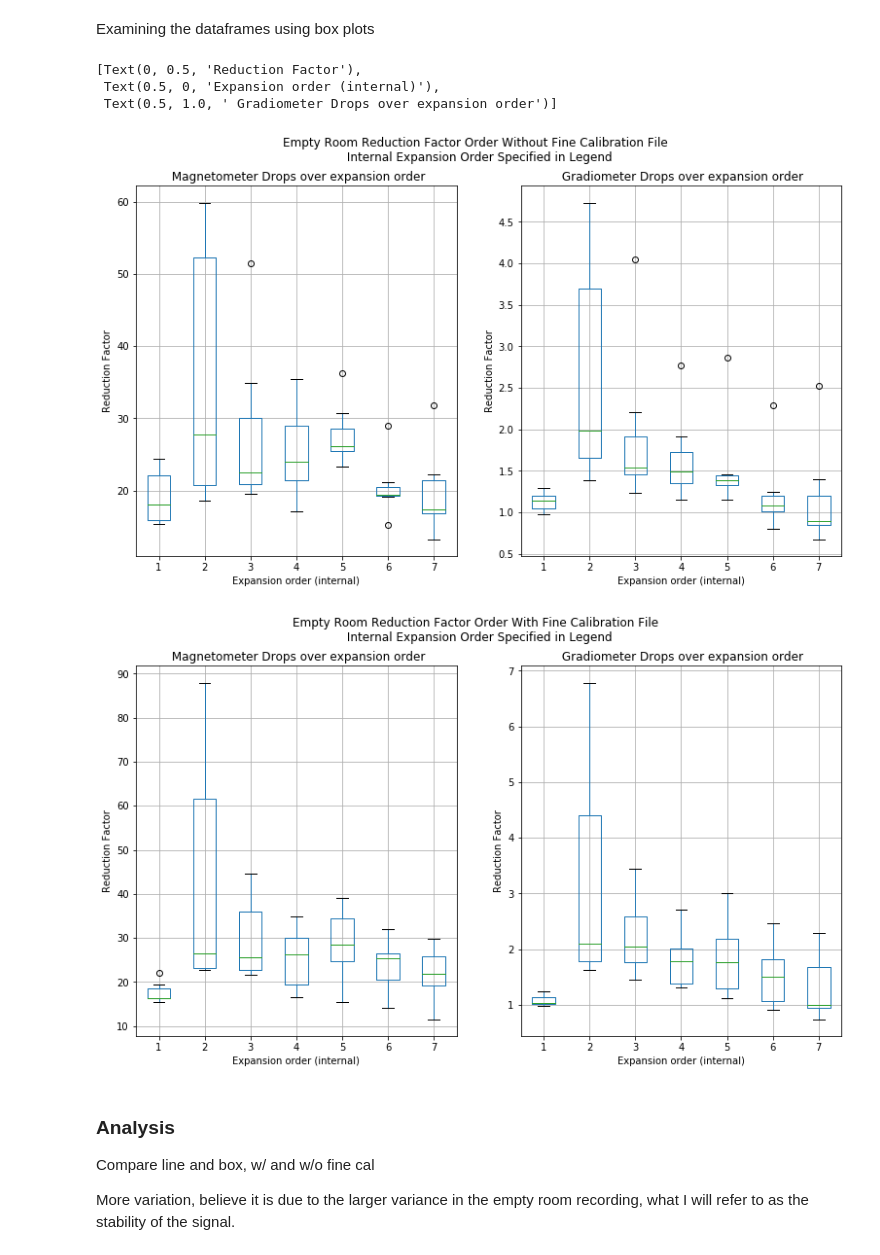
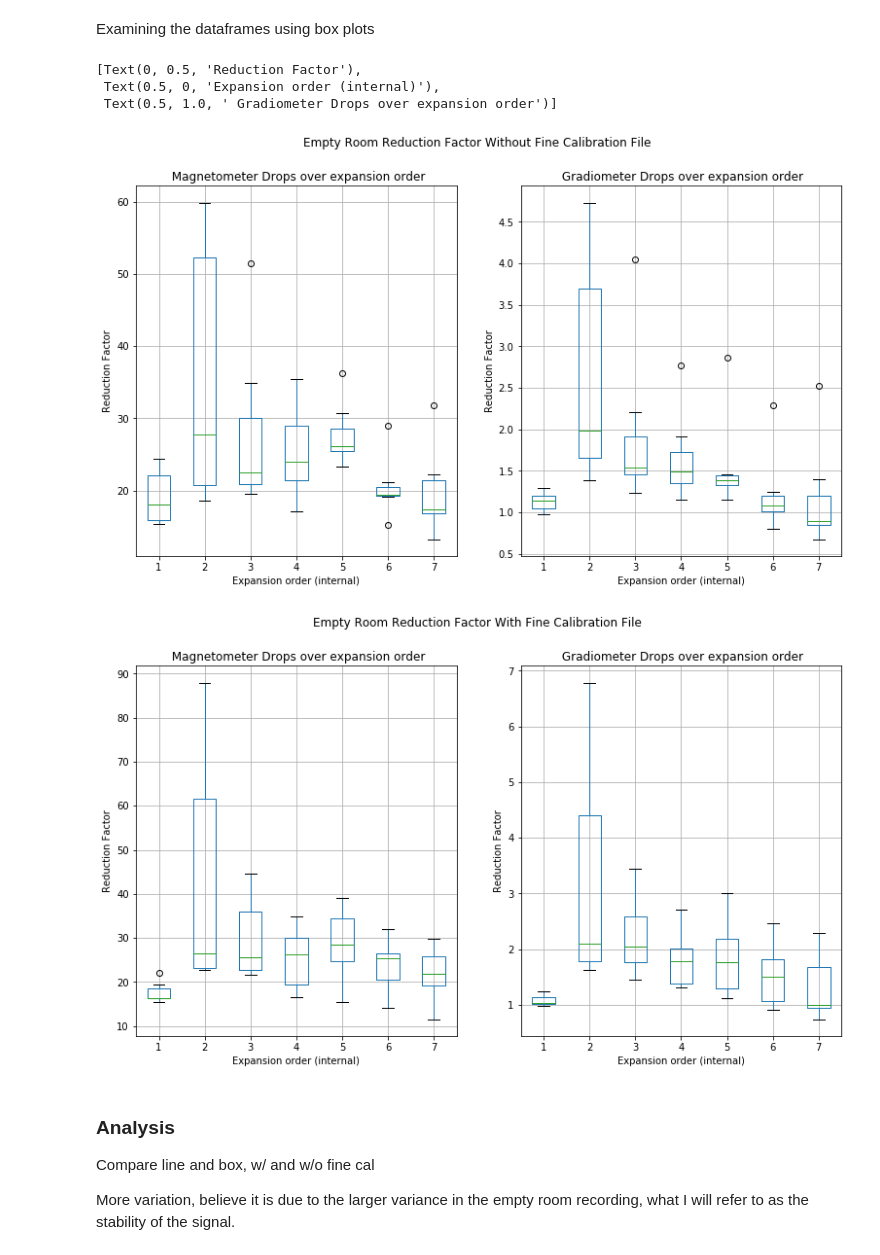
Before and after one commit to pyollin/I-Labs-Research, a Jupyter notebook: Summer Report.ipynb, the cells around one changed output. Cells and saved outputs as stored; diff of their text form; code cells hidden in the pictures.

```diff
--- a/Summer Report.ipynb
+++ b/Summer Report.ipynb
@@ -290,8 +290,7 @@ Examining the dataframes using box plots
 # %%
 fig, ax = plt.subplots(1, 2, figsize=(13, 7))
 
-fig.suptitle('Empty Room Reduction Factor Order Without Fine Calibration File \n '
-             'Internal Expansion Order Specified in Legend')
+fig.suptitle('Empty Room Reduction Factor Without Fine Calibration File')
 
 drop_erm['mdf'].plot(
     ax=ax[0],
@@ -306,37 +305,36 @@ drop_erm['gdf'].plot(
 ax[0].set(title=' Magnetometer Drops over expansion order',
        xlabel='Expansion order (internal)',
        ylabel='Reduction Factor')
 ax[1].set(title=' Gradiometer Drops over expansion order',
        xlabel='Expansion order (internal)',
        ylabel='Reduction Factor')
 
 fig, ax = plt.subplots(1, 2, figsize=(13, 7))
 
-fig.suptitle('Empty Room Reduction Factor Order With Fine Calibration File \n '
-             'Internal Expansion Order Specified in Legend')
+fig.suptitle('Empty Room Reduction Factor With Fine Calibration File')
 
 drop_erm['mcdf'].plot(
     ax=ax[0],
     kind='box',
     grid=True,
 )
 drop_erm['gcdf'].plot(
     ax=ax[1],
     kind='box',
     grid=True,
 )
 ax[0].set(title=' Magnetometer Drops over expansion order',
        xlabel='Expansion order (internal)',
        ylabel='Reduction Factor')
 ax[1].set(title=' Gradiometer Drops over expansion order',
        xlabel='Expansion order (internal)',
        ylabel='Reduction Factor')
 # %% [output]
 [Text(0, 0.5, 'Reduction Factor'),
  Text(0.5, 0, 'Expansion order (internal)'),
  Text(0.5, 1.0, ' Gradiometer Drops over expansion order')]
-[figure, old version]
+[figure, new version]
-[figure, old version]
+[figure, new version]
 # %% [markdown]
 ### Analysis
 
```
Also changed, not shown: parts of 28 cells of this notebook.
